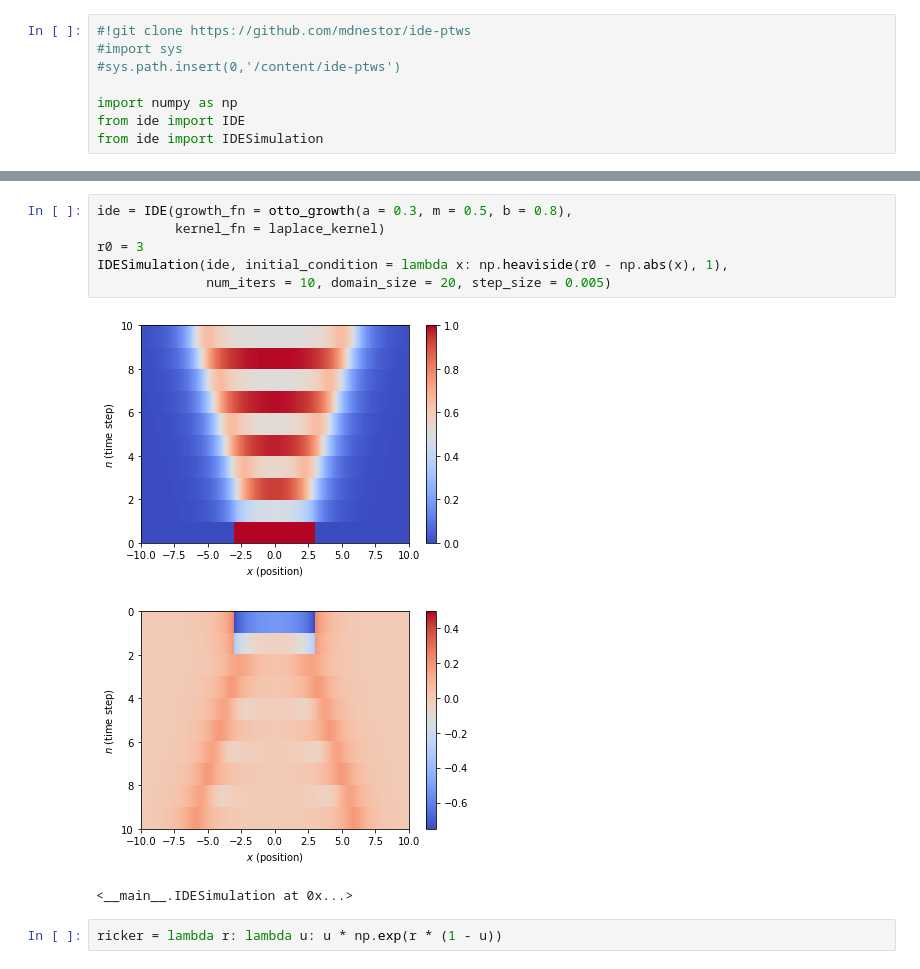
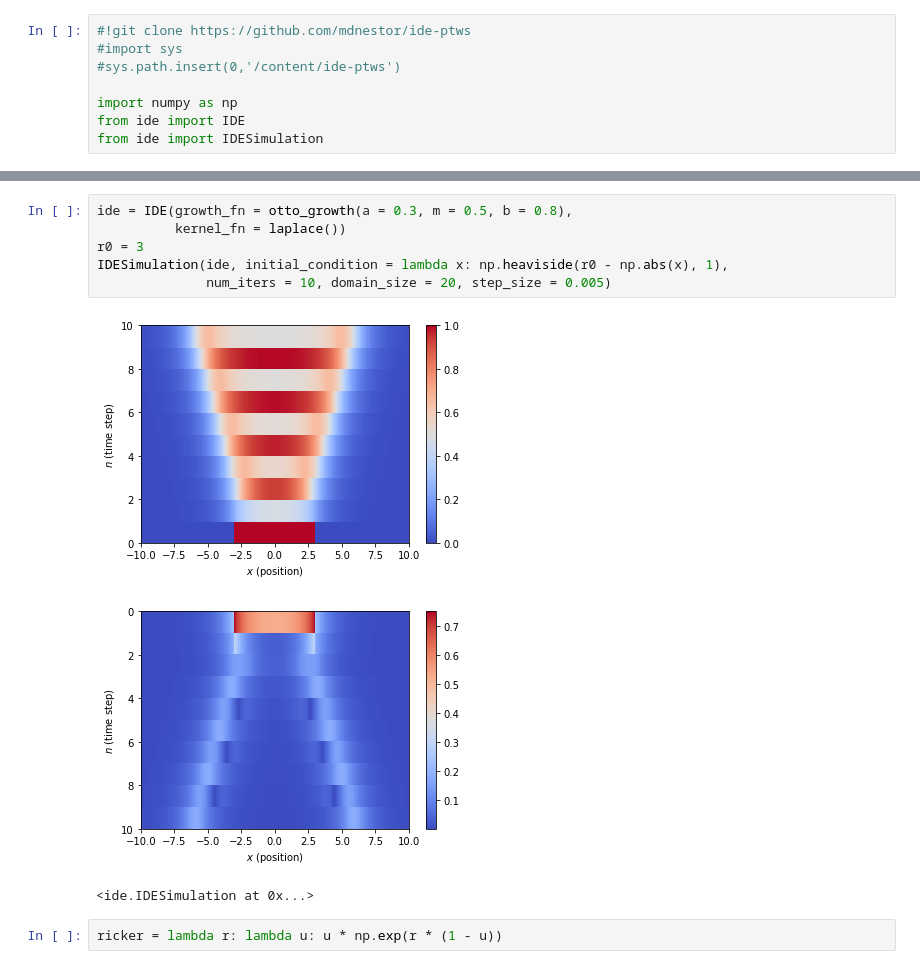
Before and after one commit to mdnestor/ide-ptws, a Jupyter notebook: idesim_notes.ipynb, the cells around one changed output, grey strips where cells are left out. Saved outputs shown, nothing was run; the diff lists cells and outputs as text.

```diff
--- a/idesim_notes.ipynb
+++ b/idesim_notes.ipynb
@@ -51,13 +56,13 @@ sim = IDESimulation(ide, initial_condition = lambda x: np.heaviside(r0 - np.abs(
 # %%
 ide = IDE(growth_fn = otto_growth(a = 0.3, m = 0.5, b = 0.8),
-          kernel_fn = laplace_kernel)
+          kernel_fn = laplace())
 r0 = 3
 IDESimulation(ide, initial_condition = lambda x: np.heaviside(r0 - np.abs(x), 1),
               num_iters = 10, domain_size = 20, step_size = 0.005)
 # %% [output]
 [figure]
-[figure, old version]
+[figure, new version]
-<__main__.IDESimulation at 0x...>
+<ide.IDESimulation at 0x...>
 # %%
 ricker = lambda r: lambda u: u * np.exp(r * (1 - u))
 # %%
```
Also changed, not shown: parts of 28 cells of this notebook.
